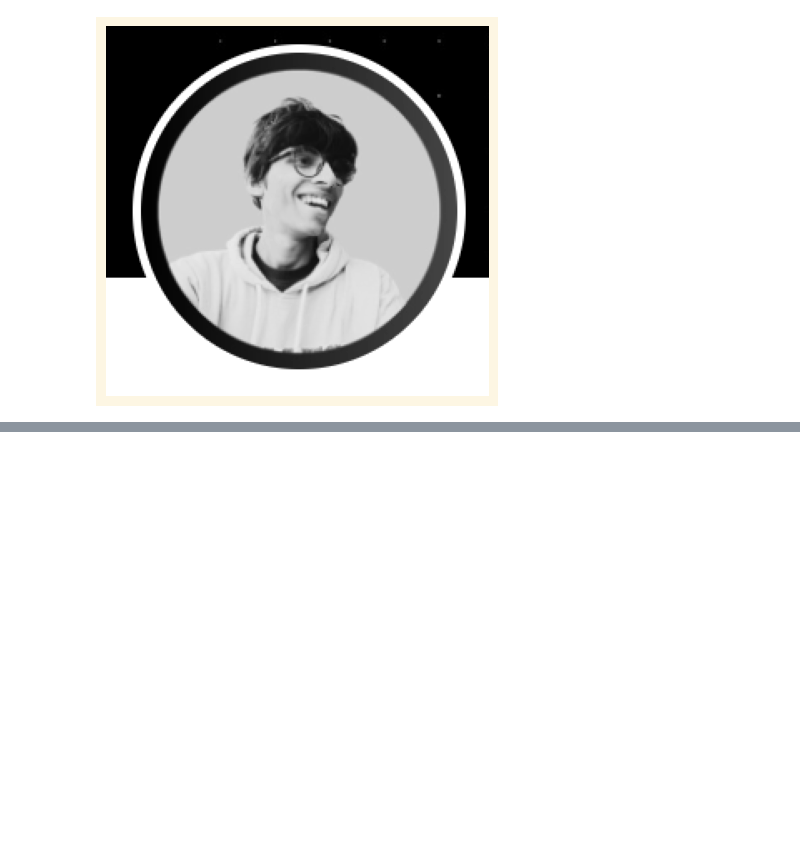
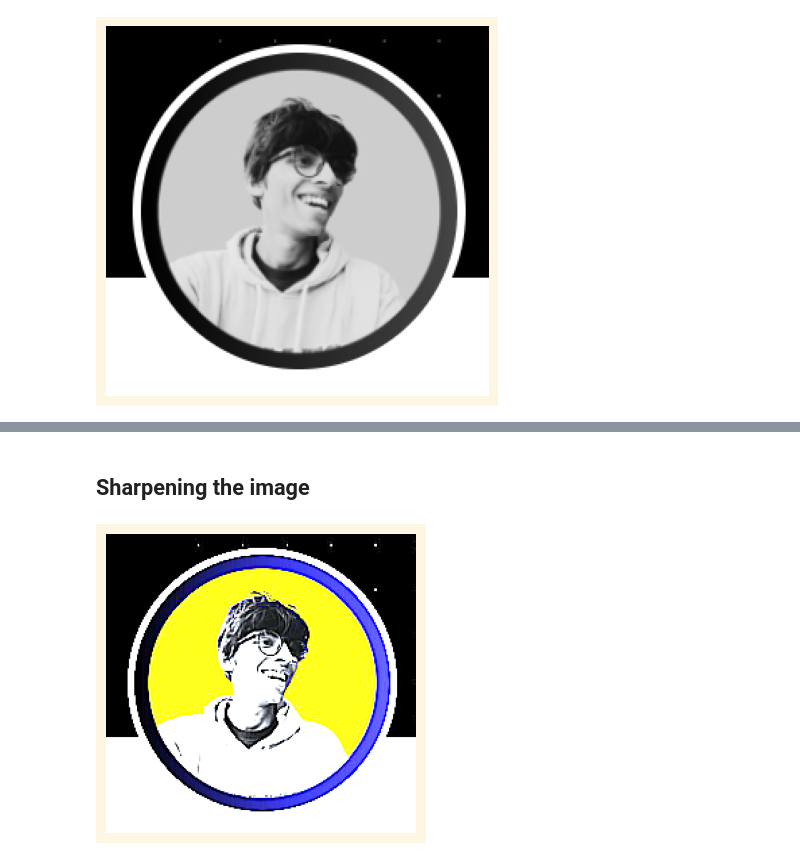
Before and after one commit to Sameershrinath/5th_sem, a Jupyter notebook: PYTHON/Image_processing/OpenCV.ipynb, the cells around one changed output, grey strips where cells are left out. Cells and saved outputs as stored; diff of their text form; code cells hidden in the pictures; blank space fills up the shorter version.

```diff
--- a/PYTHON/Image_processing/OpenCV.ipynb
+++ b/PYTHON/Image_processing/OpenCV.ipynb
@@ -131,0 +173,15 @@ plt.show()
+# %% [markdown]
+## **Sharpening the image**
+# %%
+kerner_sharp=np.array([[-1,-1,-1],
+                       [-1,10,-1],
+                       [-1,-1,-1]])
+sharpened_img=cv2.filter2D(cv2_image_RGB,-1,kerner_sharp)
+
+
+fig,ax=plt.subplots(figsize=(4,4))
+ax.imshow(sharpened_img)
+ax.axis("off")
+plt.show()
+# %% [output]
+[figure, added]
```
Also changed, not shown: parts of 11 cells of this notebook.
